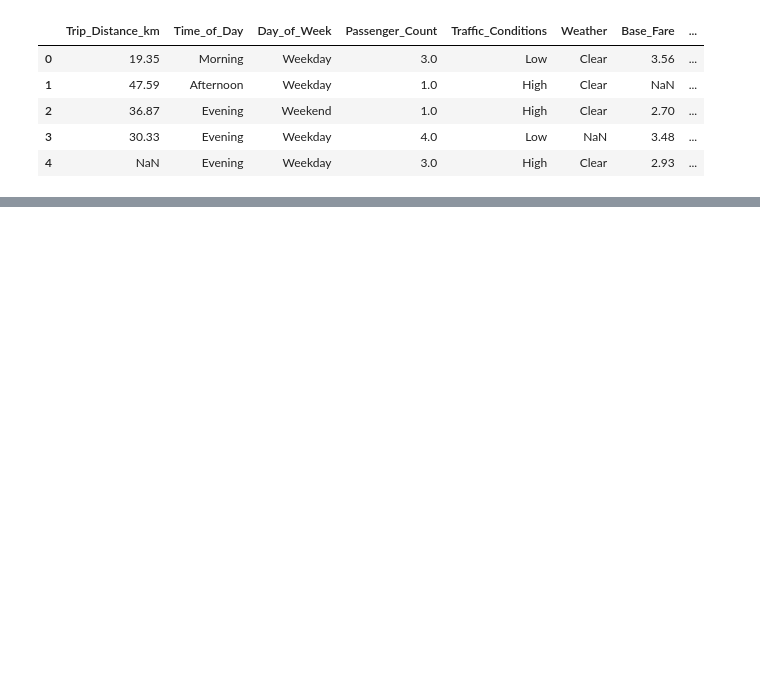
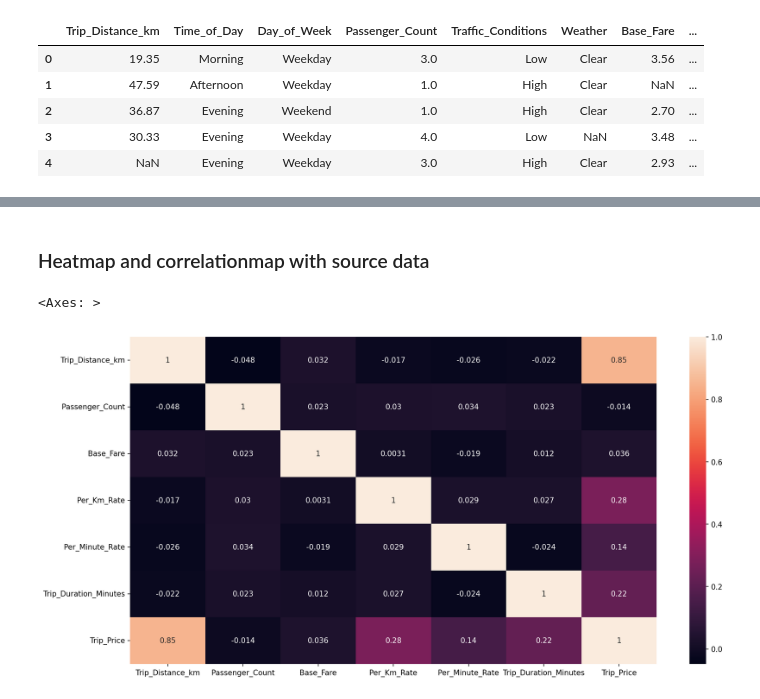
Before and after one commit to StefanLundberg77/taxi-prediction-fullstack-stefan-lundberg-opa24, a Jupyter notebook: explorations/eda.ipynb, the cells around one changed output, grey strips where cells are left out. Saved outputs shown, nothing was run; the diff lists cells and outputs as text; code cells hidden in the pictures; blank space fills up the shorter version.

```diff
--- a/explorations/eda.ipynb
+++ b/explorations/eda.ipynb
@@ -15,0 +147,12 @@ df.head()
+# %% [markdown]
+### Heatmap and correlationmap with source data
+# %%
+import matplotlib.pyplot as plt
+import seaborn as sns
+
+fig,ax = plt.subplots(1, figsize=(16,8), dpi=150)
+
+sns.heatmap(df.corr(numeric_only=True), annot=True)
+# %% [output]
+<Axes: >
+[figure, added]
```
Also changed, not shown: parts of 17 cells of this notebook, 3 other files.
